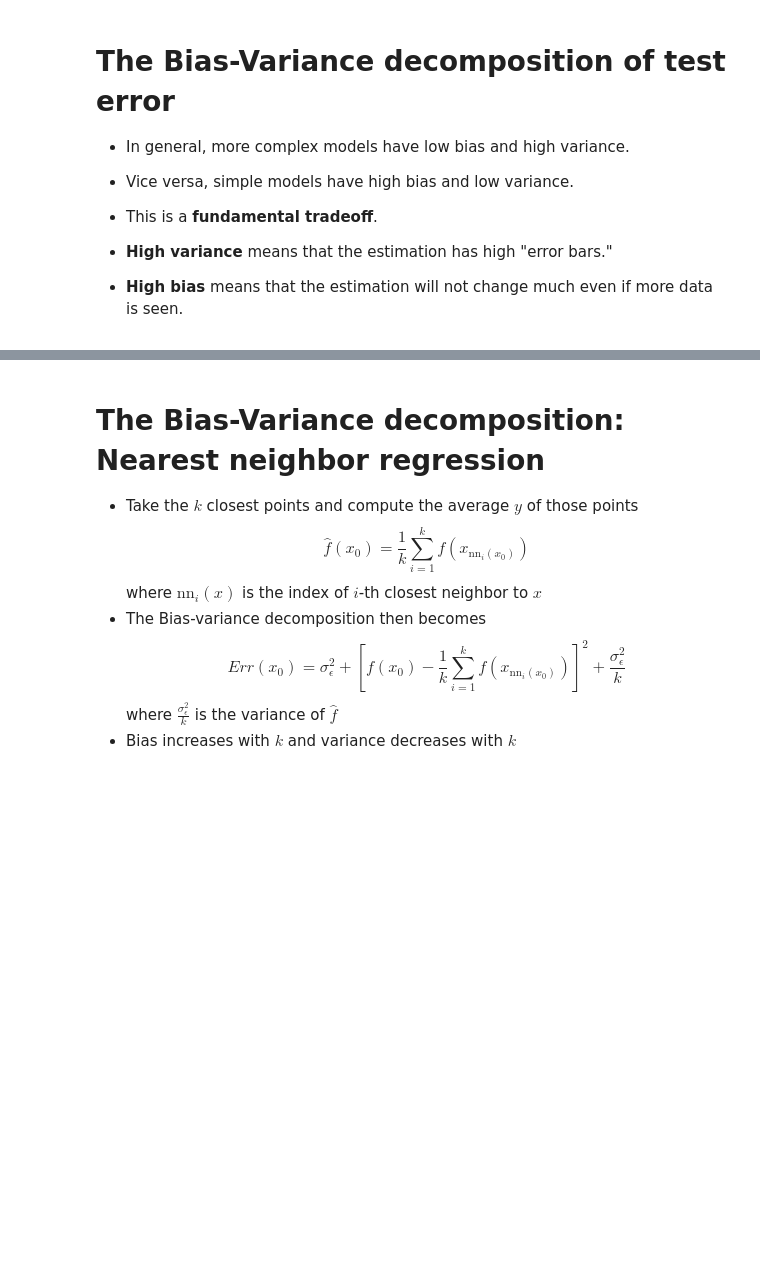
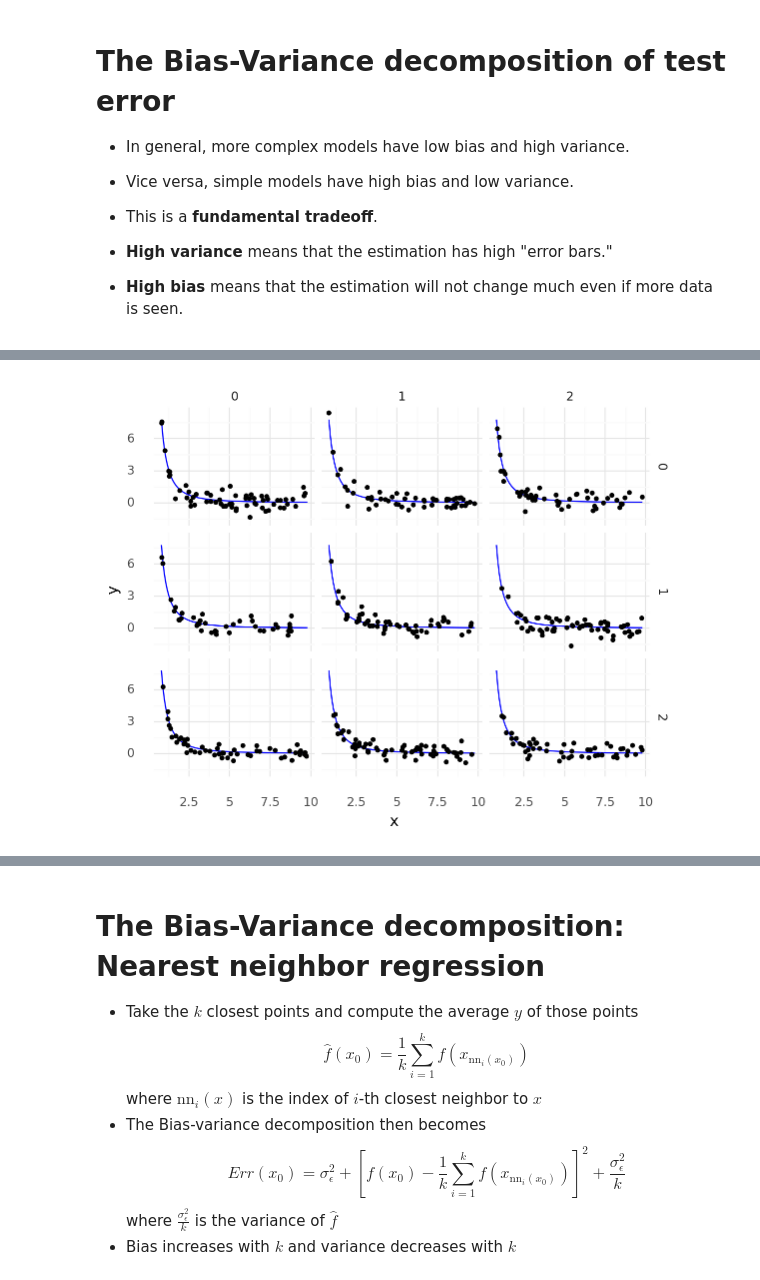
Before and after one commit to SciSciSummerSchool/s4_lectures, a Jupyter notebook: 2_ai_ml/02-05-slides-model_evaluation.ipynb, the cells around one changed output, grey strips where cells are left out. Cells and saved outputs as stored; diff of their text form; code cells hidden in the pictures; blank space fills up the shorter version.

```diff
--- a/2_ai_ml/02-05-slides-model_evaluation.ipynb
+++ b/2_ai_ml/02-05-slides-model_evaluation.ipynb
@@ -185,0 +232,9 @@ Err(x_0) &= \text{Irreducible error} + \text{Bias}^2 + \text{Variance}
+# %%
+(ggplot(aes(x='x', y='y'), data=toy_dataset)
+ + stat_function(fun=f, color='blue')
+ + geom_point(size=1)
+ + facet_grid(['c1', 'c2'])
+ + theme_minimal()
+).draw();
+# %% [output]
+[figure, added]
```
Also changed, not shown: parts of 14 cells of this notebook, 7 other files.
